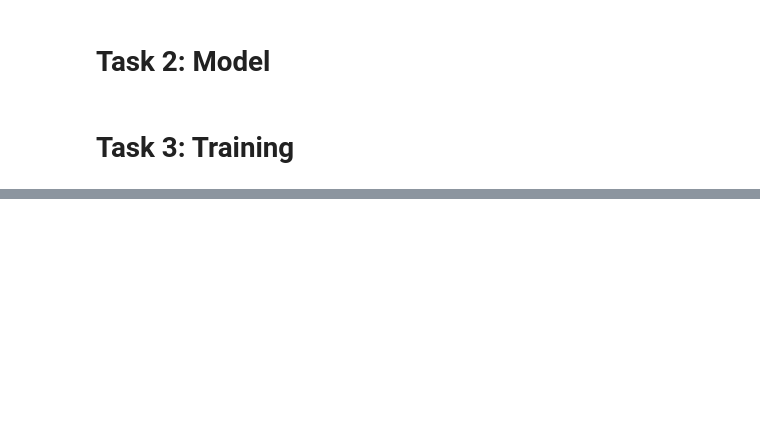
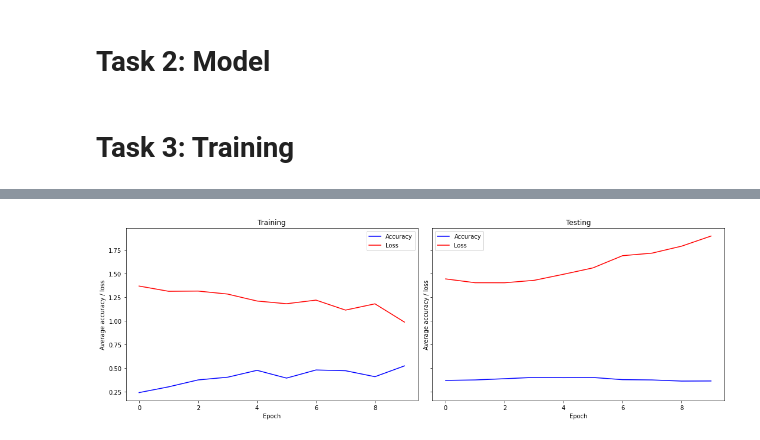
Before and after one commit to jlinkemeyer/tf-homework-2020, a Jupyter notebook: Homework3.ipynb, the cells around one changed output, grey strips where cells are left out. Drawn from its saved outputs; the diff is of its cells as text; code cells hidden in the pictures; blank space fills up the shorter version.

Commit message:
added training accuracies and solved error in test accuracies

```diff
--- a/Homework3.ipynb
+++ b/Homework3.ipynb
@@ -224,19 +209,26 @@ def test(model, test_data, loss_function):
 # %%
-import time
-
 for epoch in range(num_epochs):
 
+  # Track epoch and time while code runs
   start = time.time()
-  print('Start epoch ' + str(epoch) + '...')
+  print('Start epoch ' + str(epoch+1) + '...')
 
-  running_average = 0
+  running_average_loss, running_average_accuracy = 0, 0
 
+  # Iterate over training data
   for i, (input, target) in enumerate(train_data_encoded):
-    train_loss = train_step(model, input, target, LOSS, OPTIMIZER)
-    running_average = running_average_factor * running_average + (1 - running_average_factor) * train_loss
 
-  train_losses.append(running_average)
+    # Calculate current loss and accuracy
+    train_loss, train_accuracy = train_step(model, input, target, LOSS, OPTIMIZER)
 
+    # Apply running average to current loss and accuracy
+    running_average_loss = running_average_factor * running_average_loss + (1 - running_average_factor) * train_loss
+    running_average_accuracy = running_average_factor * running_average_accuracy + (1 - running_average_factor) * train_accuracy
+
+  train_losses.append(running_average_loss)
+  train_accuracies.append(running_average_accuracy)
+
+  # Calculate test loss and accuracies
   test_loss, test_accuracy = test(model, test_data_encoded, LOSS)
   test_losses.append(test_loss)
   test_accuracies.append(test_accuracy)
@@ -256,0 +263,25 @@ test_accuracies
+# %%
+# Variables for plotting stored in lists
+plot_values = [[train_accuracies, train_losses], [test_accuracies, test_losses]]
+plot_titles = ['Training', 'Testing']
+
+# Define plot (two horizontally aligned plots)
+fig, axes = plt.subplots(1, 2, figsize=(15,5), sharey=True)
+
+# Create subplots for training and testing
+for i, ax in enumerate(axes):
+
+  # Respective title: 'Training', 'Testing'
+  ax.set_title(plot_titles[i])
+
+  # Get respective list for accuracies and losses
+  ax.plot(plot_values[i][0], 'b', label='Accuracy')
+  ax.plot(plot_values[i][1], 'r', label='Loss')
+
+  ax.set(xlabel='Epoch', ylabel='Average accuracy / loss')
+  ax.legend()
+
+plt.tight_layout()
+plt.show()
+# %% [output]
+[figure, added]
```
Also changed, not shown: parts of 10 cells of this notebook.
